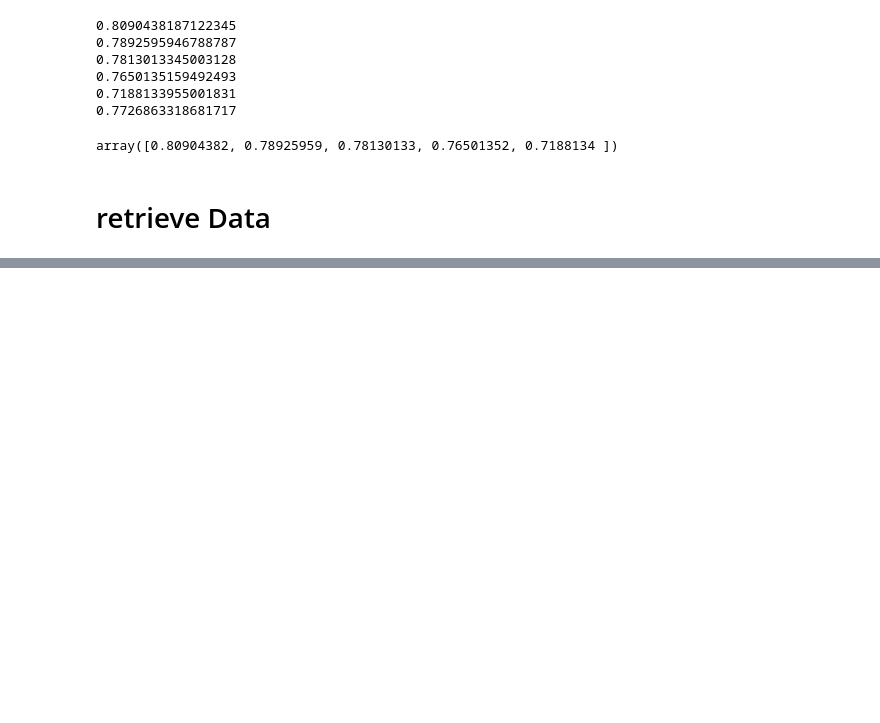
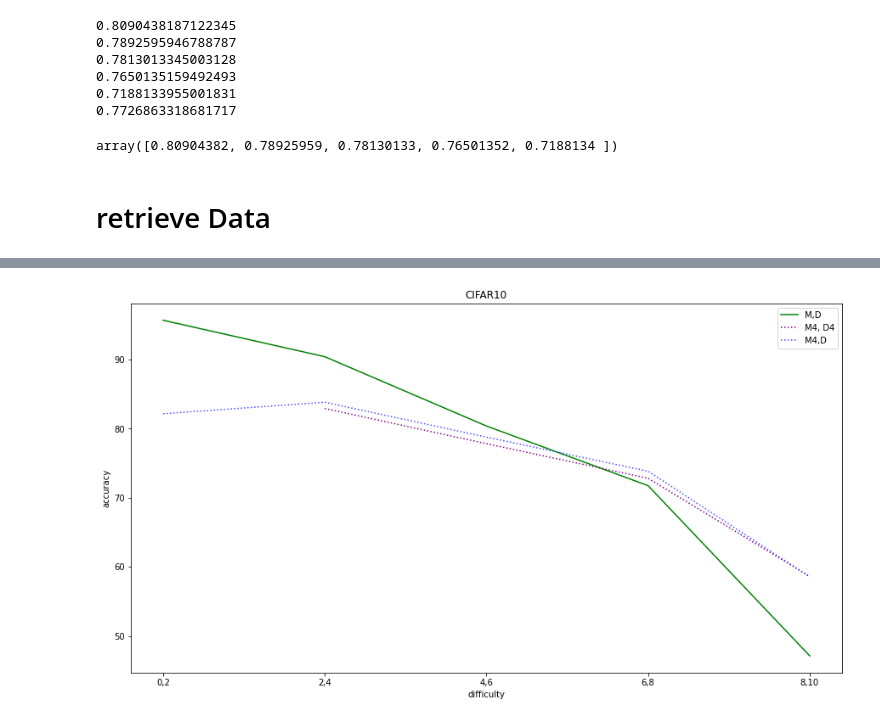
Before and after one commit to behzadnet/Intervention, a Jupyter notebook: No IRT/plots_cifar10.ipynb, the cells around one changed output, grey strips where cells are left out. Drawn from its saved outputs; the diff is of its cells as text; code cells hidden in the pictures; blank space fills up the shorter version.

```diff
--- a/No IRT/plots_cifar10.ipynb
+++ b/No IRT/plots_cifar10.ipynb
@@ -968,14 +970,16 @@ meanPerBinEasy_nor = np.array([0.67866452, 0.67880757, 0.64742498, 0.61201527, 0
 # %%
-# plt.title("CIFAR10")
-# plt.xlabel("difficulty")
-# plt.ylabel("accuracy")
-# #plt.ylim([0, 100])
-# # plt.figure(figsize=(16,8))
-# plt.rcParams['figure.figsize'] = [15, 8]
-# plt.plot(['0,2','2,4','4,6','6,8','8,10'], meanPerBin*100, ls='-', color = 'green')
-# plt.plot(['2,4','4,6','6,8','8,10'], meanPerBinEasyout*100, ls=':', color = 'purple')
-# plt.plot(['0,2','2,4','4,6','6,8','8,10'], meanPerBinEasy_nor*100, ls=':', color = '#4649FF')
+plt.title("CIFAR10")
+plt.xlabel("difficulty")
+plt.ylabel("accuracy")
+#plt.ylim([0, 100])
+# plt.figure(figsize=(16,8))
+plt.rcParams['figure.figsize'] = [15, 8]
+plt.plot(['0,2','2,4','4,6','6,8','8,10'], meanPerBin*100, ls='-', color = 'green')
+plt.plot(['2,4','4,6','6,8','8,10'], meanPerBinEasyout*100, ls=':', color = 'purple')
+plt.plot(['0,2','2,4','4,6','6,8','8,10'], meanPerBinEasy_nor*100, ls=':', color = '#4649FF')
 
 
-# plt.legend(["M,D", "M4, D4", "M4,D"])
-# plt.show()
+plt.legend(["M,D", "M4, D4", "M4,D"])
+plt.show()
+# %% [output]
+[figure, added]
```
Also changed, not shown: parts of 2 cells of this notebook.
